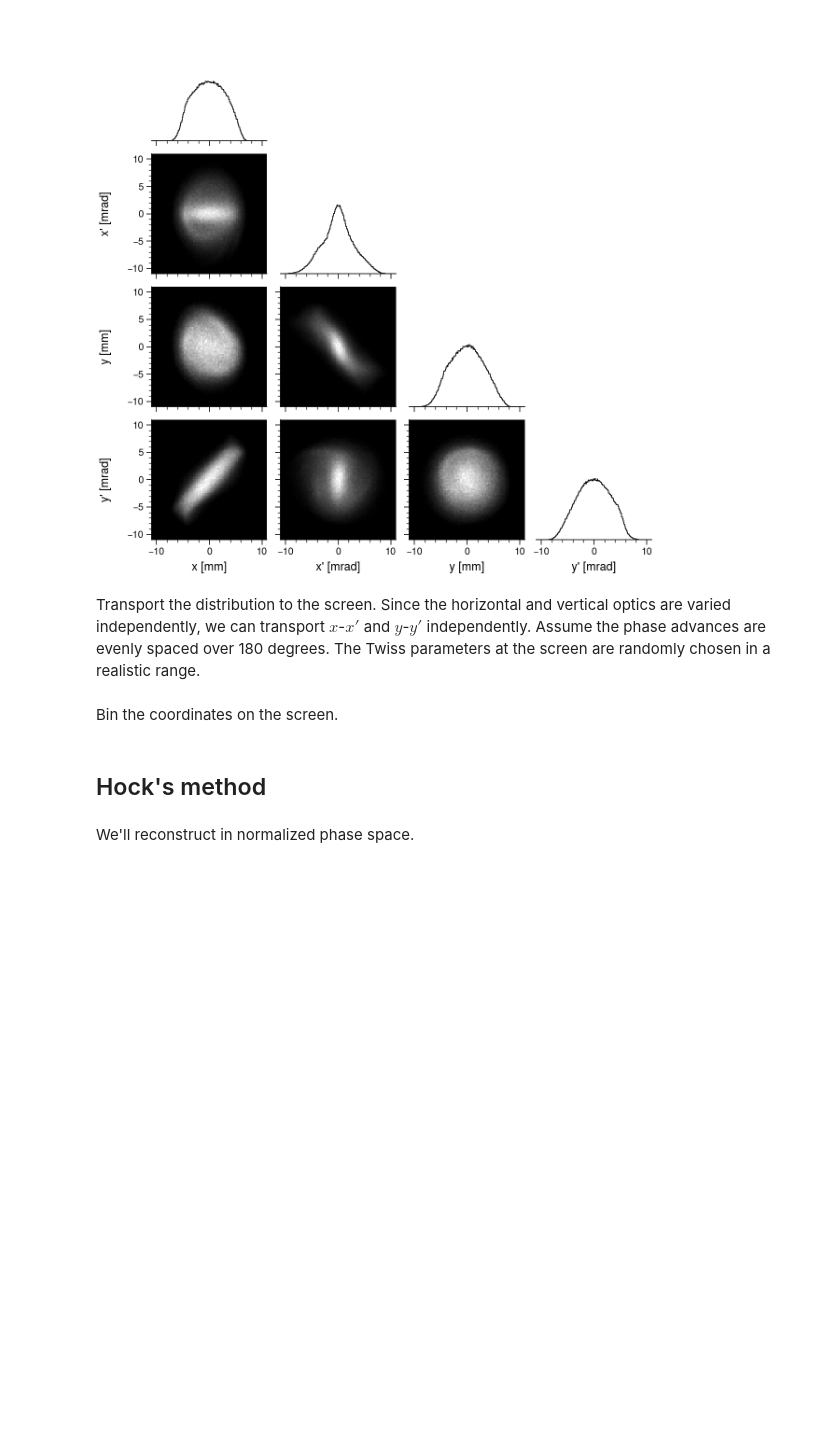
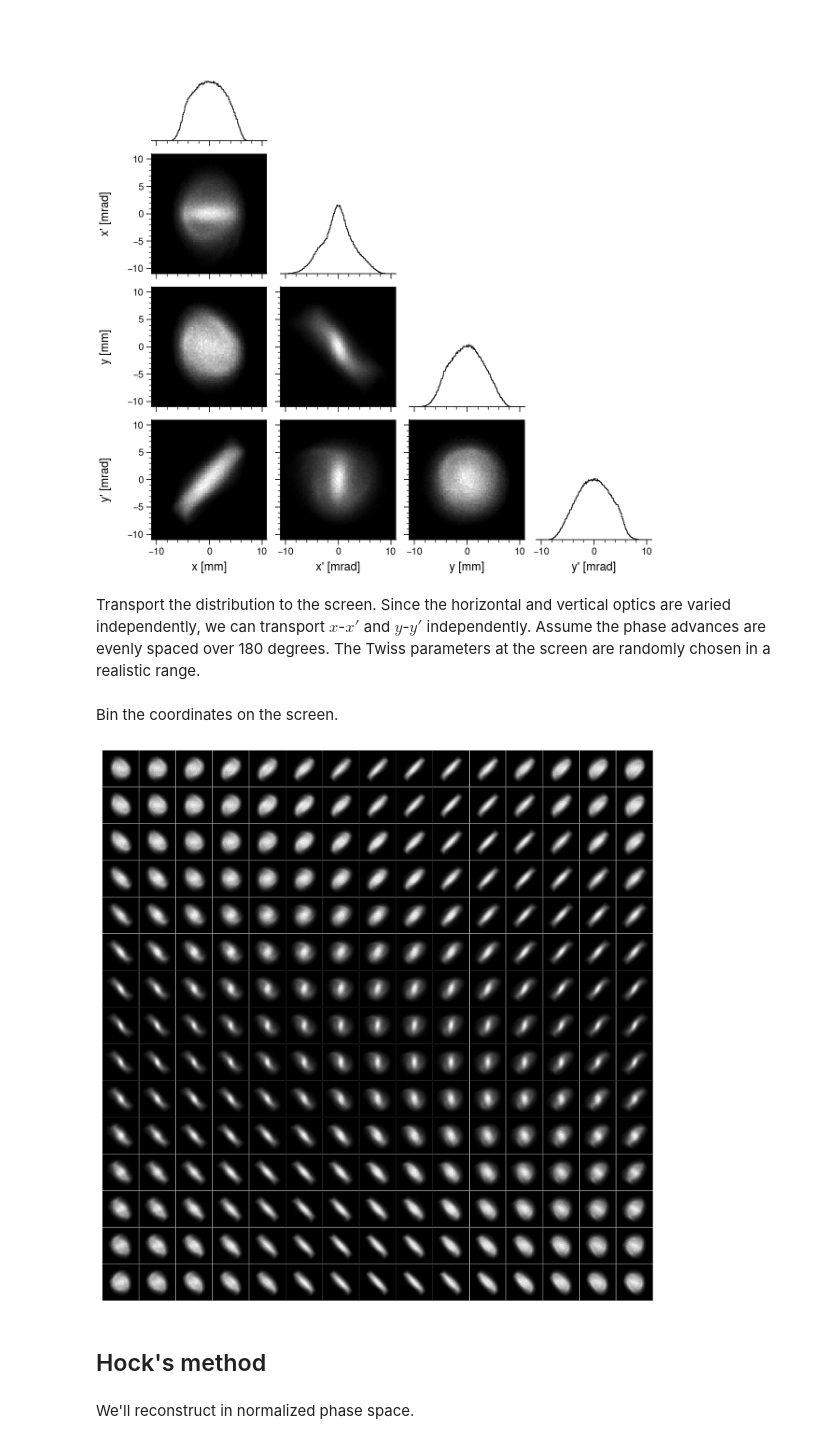
Before and after one commit to austin-hoover/accphys-tools, a Jupyter notebook: measurement/tomography/test_tomo_4D.ipynb, the cells around one changed output. Cells and saved outputs as stored; diff of their text form; code cells hidden in the pictures; blank space fills up the shorter version.

```diff
--- a/measurement/tomography/test_tomo_4D.ipynb
+++ b/measurement/tomography/test_tomo_4D.ipynb
@@ -137,17 +138,19 @@ for k, xx in enumerate(tqdm(xx_list)):
 # plt.savefig('_output/tomo_sim_target_scan.png', dpi=500)
 # plt.show()
 # %%
-# fig, axes = pplt.subplots(nrows=K, ncols=L, figwidth=10, space=0.1)
-# for i in range(axes.shape[0]):
-#     for j in range(axes.shape[1]):
-#         ax = axes[i, j]
-#         ax.pcolormesh(S[:, :, i, j].T, cmap='mono_r', ec='None')
-# axes.format(
-#     xticks=[], yticks=[],
-# #     xlabel='x', ylabel='y',
-# )
-# plt.savefig('_output/tomo_sim_target_scan_full.png', dpi=500)
-# plt.show()
+fig, axes = pplt.subplots(nrows=K, ncols=L, figwidth=10, space=0.1)
+for i in range(axes.shape[0]):
+    for j in range(axes.shape[1]):
+        ax = axes[i, j]
+        ax.pcolormesh(S[:, :, i, j].T, cmap='mono_r', ec='None')
+axes.format(
+    xticks=[], yticks=[],
+#     xlabel='x', ylabel='y',
+)
+plt.savefig('_output/tomo_sim_target_scan_full.png', dpi=500)
+plt.show()
+# %% [output]
+[figure, added]
 # %% [markdown]
 ## Hock's method
 # %% [markdown]
```
Also changed, not shown: parts of 23 cells of this notebook, 1 other file.
